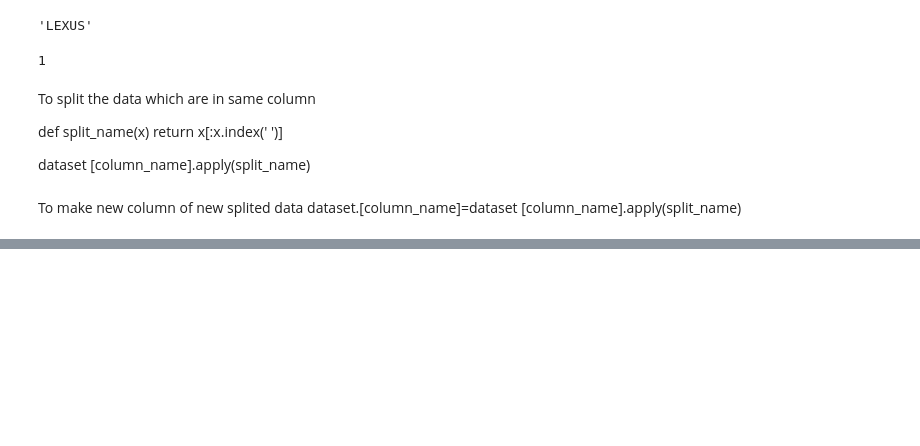
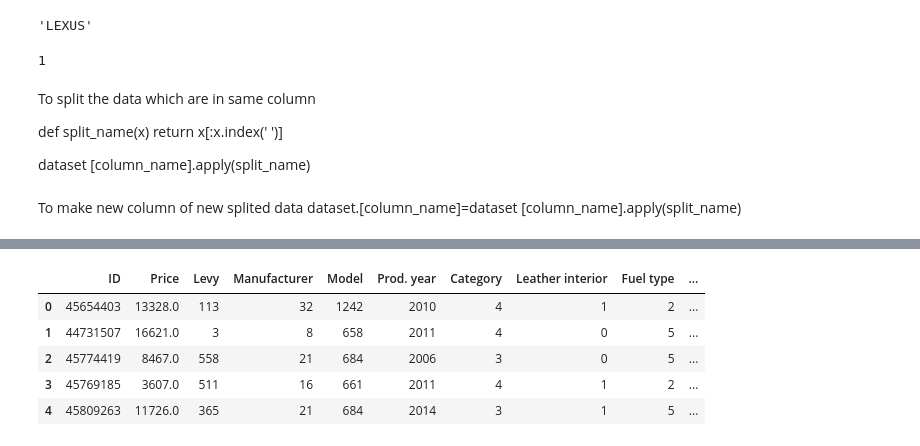
Before and after one commit to sudip-khanal/python-Basics, a Jupyter notebook: dataCleaning.ipynb, the cells around one changed output, grey strips where cells are left out. Saved outputs shown, nothing was run; the diff lists cells and outputs as text; code cells hidden in the pictures; blank space fills up the shorter version.

```diff
--- a/dataCleaning.ipynb
+++ b/dataCleaning.ipynb
@@ -124,0 +259,9 @@ dataset.[column_name]=dataset [column_name].apply(split_name)
+# %%
+dataset.head()
+# %% [output]
+|  | ID | Price | Levy | Manufacturer | Model | Prod. year | Category | Leather interior | Fuel type | ... |
+| 0 | 45654403 | 13328.0 | 113 | 32 | 1242 | 2010 | 4 | 1 | 2 | ... |
+| 1 | 44731507 | 16621.0 | 3 | 8 | 658 | 2011 | 4 | 0 | 5 | ... |
+| 2 | 45774419 | 8467.0 | 558 | 21 | 684 | 2006 | 3 | 0 | 5 | ... |
+| 3 | 45769185 | 3607.0 | 511 | 16 | 661 | 2011 | 4 | 1 | 2 | ... |
+| 4 | 45809263 | 11726.0 | 365 | 21 | 684 | 2014 | 3 | 1 | 5 | ... |
```
Also changed, not shown: parts of 39 cells of this notebook.
